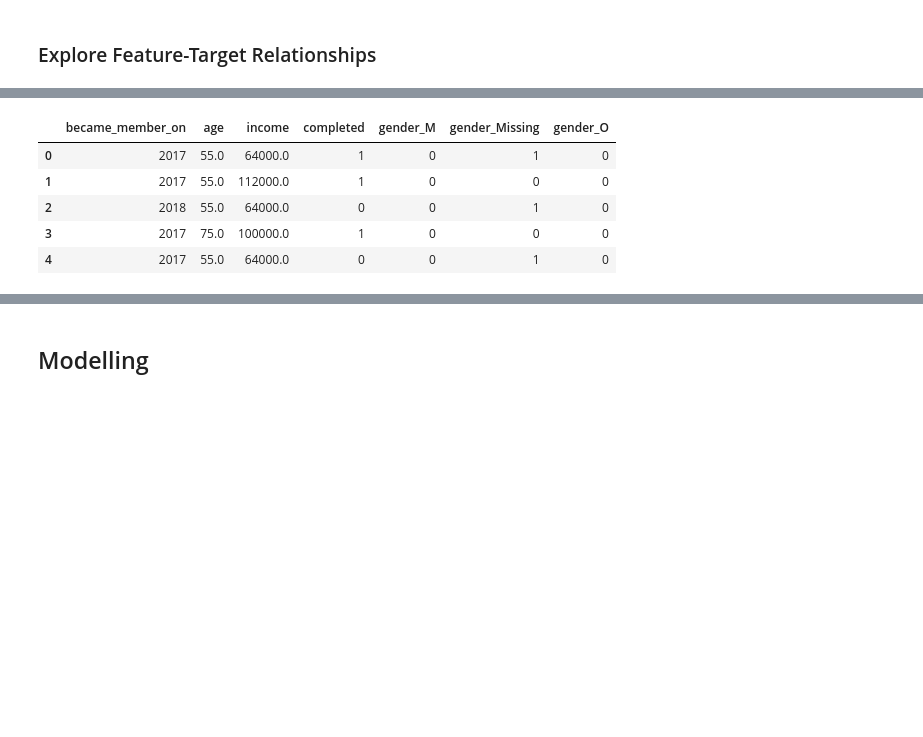
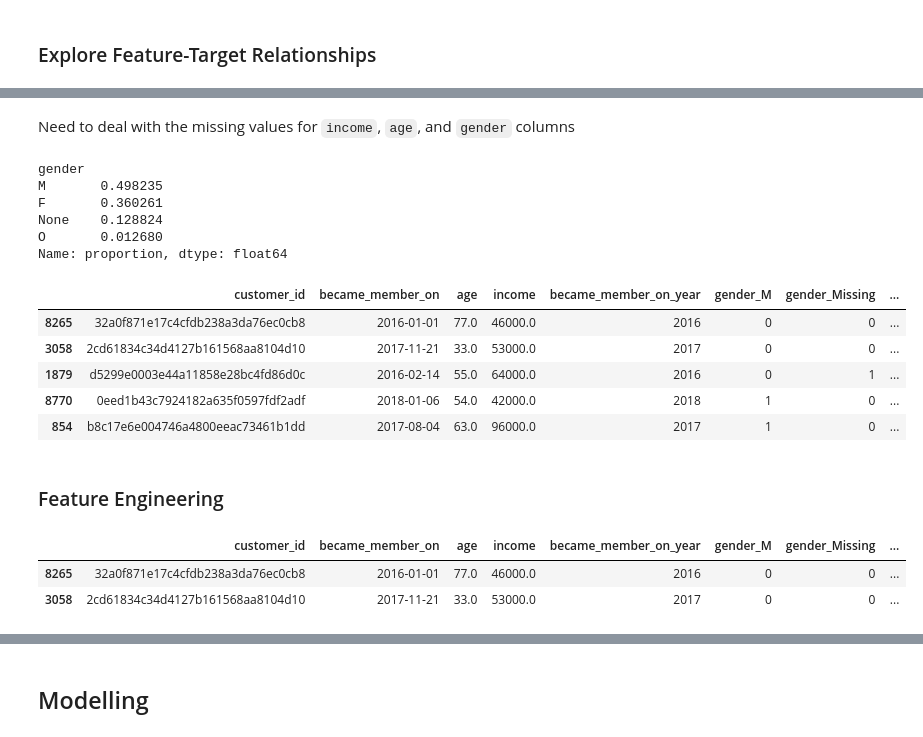
Before and after one commit to rara-ch/StarbucksPromotionalOffers_DataAnalysis, a Jupyter notebook: PythonNotebooks/OfferCompletion_ClassificationModelling.ipynb, the cells around one changed output, grey strips where cells are left out. Drawn from its saved outputs; the diff is of its cells as text; code cells hidden in the pictures; blank space fills up the shorter version.

```diff
--- a/PythonNotebooks/OfferCompletion_ClassificationModelling.ipynb
+++ b/PythonNotebooks/OfferCompletion_ClassificationModelling.ipynb
@@ -166,0 +141,13 @@ model = model.drop(['customer_id', 'missing'], axis=1)
+# %%
+# Split the data into a train and test set before model prep to ensure unbiased testing
+X = model.drop('completed', axis=1)
+y = model['completed']
+
+X_temp, X_test, y_train, y_test = train_test_split(
+    X,
+    y,
+    train_size=0.9,
+    test_size=0.1,
+    random_state=42,
+    stratify=y
+)
@@ -167,20 +156,37 @@ model = model.drop(['customer_id', 'missing'], axis=1)
+# %% [markdown]
+Need to deal with the missing values for `income`, `age`, and `gender` columns
+# %%
+# Fill in the missing values with the median for the age and income columns
+for column in ['age', 'income']:
+    X_temp[column] = X_temp[column].fillna(X_temp[column].median())
+# %%
+# Check the distribution of gender values
+X_temp['gender'].value_counts(normalize=True, dropna=False)
+# %% [output]
+gender
+M       0.498235
+F       0.360261
+None    0.128824
+O       0.012680
+Name: proportion, dtype: float64
+# %%
+# Add a 'Missing' value for None values
+X_temp['gender'] = X_temp['gender'].fillna('Missing')
 # %%
 # Turn the categorical variables (just gender in this case) into dummy variables
-model = pd.get_dummies(
-    model.assign(
-        # Bin the became_member_on column by extracting just the year
-        became_member_on = model['became_member_on'].dt.year
-    ),
+X_temp = pd.get_dummies(
+    X_temp,
+    columns=['gender'],
     drop_first=True,
     dtype='int'
 )
 # %%
 # Check the modelling DataFrame
-model.head()
+X_temp.head()
 # %% [output]
-|  | became_member_on | age | income | completed | gender_M | gender_Missing | gender_O |
-| 0 | 2017 | 55.0 | 64000.0 | 1 | 0 | 1 | 0 |
-| 1 | 2017 | 55.0 | 112000.0 | 1 | 0 | 0 | 0 |
-| 2 | 2018 | 55.0 | 64000.0 | 0 | 0 | 1 | 0 |
-| 3 | 2017 | 75.0 | 100000.0 | 1 | 0 | 0 | 0 |
-| 4 | 2017 | 55.0 | 64000.0 | 0 | 0 | 1 | 0 |
+|  | customer_id | became_member_on | age | income | became_member_on_year | gender_M | gender_Missing | ... |
+| 8265 | 32a0f871e17c4cfdb238a3da76ec0cb8 | 2016-01-01 | 77.0 | 46000.0 | 2016 | 0 | 0 | ... |
+| 3058 | 2cd61834c34d4127b161568aa8104d10 | 2017-11-21 | 33.0 | 53000.0 | 2017 | 0 | 0 | ... |
+| 1879 | d5299e0003e44a11858e28bc4fd86d0c | 2016-02-14 | 55.0 | 64000.0 | 2016 | 0 | 1 | ... |
+| 8770 | 0eed1b43c7924182a635f0597fdf2adf | 2018-01-06 | 54.0 | 42000.0 | 2018 | 1 | 0 | ... |
+| 854 | b8c17e6e004746a4800eeac73461b1dd | 2017-08-04 | 63.0 | 96000.0 | 2017 | 1 | 0 | ... |
@@ -221,0 +193,8 @@ X_test_std = std.fit_transform(X_test)
+# %% [markdown]
+### Feature Engineering
+# %%
+X_temp.head(2)
+# %% [output]
+|  | customer_id | became_member_on | age | income | became_member_on_year | gender_M | gender_Missing | ... |
+| 8265 | 32a0f871e17c4cfdb238a3da76ec0cb8 | 2016-01-01 | 77.0 | 46000.0 | 2016 | 0 | 0 | ... |
+| 3058 | 2cd61834c34d4127b161568aa8104d10 | 2017-11-21 | 33.0 | 53000.0 | 2017 | 0 | 0 | ... |
```
Also changed, not shown: parts of 46 cells of this notebook.
